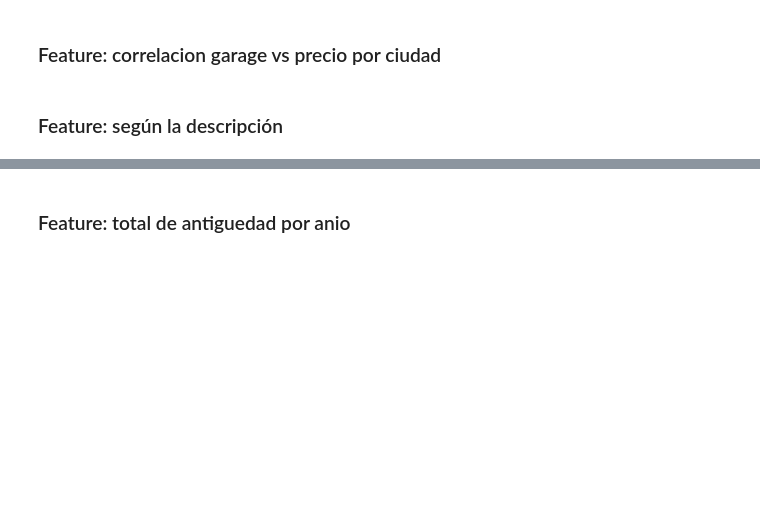
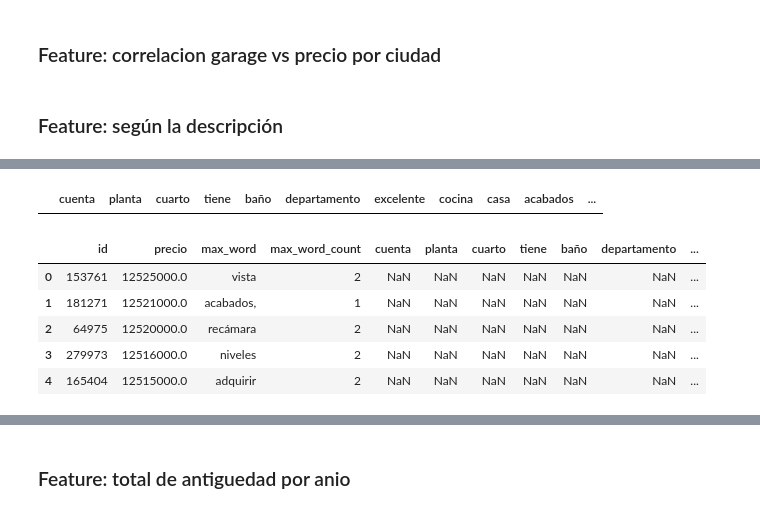
Before and after one commit to Alaneta/Datacones, a Jupyter notebook: tp2/1_Features_XG.ipynb, the cells around one changed output, grey strips where cells are left out. Cells and saved outputs as stored; diff of their text form; code cells hidden in the pictures; blank space fills up the shorter version.

```diff
--- a/tp2/1_Features_XG.ipynb
+++ b/tp2/1_Features_XG.ipynb
@@ -506,0 +533,5 @@ test_set['anio_publ'] = pd.to_datetime(test['fecha']).dt.year
+# %%
+#df.replace({'A': r'^ba.$'}, {'A': 'new'}, regex=True)
+desc_parse = desc_parse.replace({'max_word':'<p>casa'},{'max_word':'casa'})
+# %%
+desc_parse = desc_parse.replace({'max_word':'baño,'},{'max_word':'baño'})
@@ -506,0 +555,20 @@ test_set['anio_publ'] = pd.to_datetime(test['fecha']).dt.year
+# %%
+#agrego columnas para cada palabra
+n_cols = 10
+desc_col = pd.DataFrame()
+for row in desc_parse_g.head(n_cols)['max_word']:
+    desc_col[row] = 0
+desc_col['id'] = 0
+desc_col
+# %% [output]
+|  | cuenta | planta | cuarto | tiene | baño | departamento | excelente | cocina | casa | acabados | ... |
+# %%
+desc_parse2 = desc_parse.merge(desc_col,on='id',how='left')
+desc_parse2.head()
+# %% [output]
+|  | id | precio | max_word | max_word_count | cuenta | planta | cuarto | tiene | baño | departamento | ... |
+| 0 | 153761 | 12525000.0 | vista | 2 | NaN | NaN | NaN | NaN | NaN | NaN | ... |
+| 1 | 181271 | 12521000.0 | acabados, | 1 | NaN | NaN | NaN | NaN | NaN | NaN | ... |
+| 2 | 64975 | 12520000.0 | recámara | 2 | NaN | NaN | NaN | NaN | NaN | NaN | ... |
+| 3 | 279973 | 12516000.0 | niveles | 2 | NaN | NaN | NaN | NaN | NaN | NaN | ... |
+| 4 | 165404 | 12515000.0 | adquirir | 2 | NaN | NaN | NaN | NaN | NaN | NaN | ... |
```
Also changed, not shown: parts of 22 cells of this notebook.
